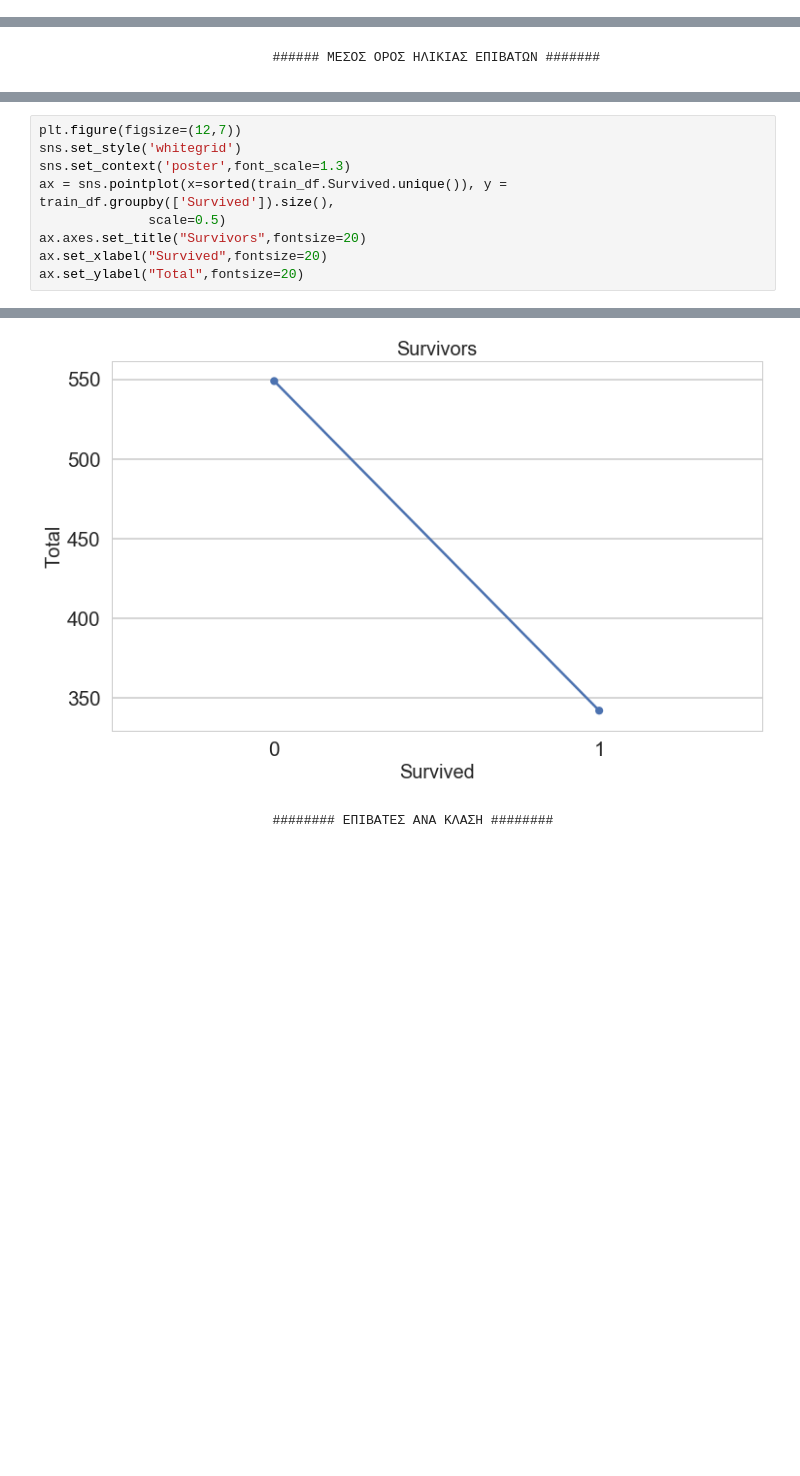
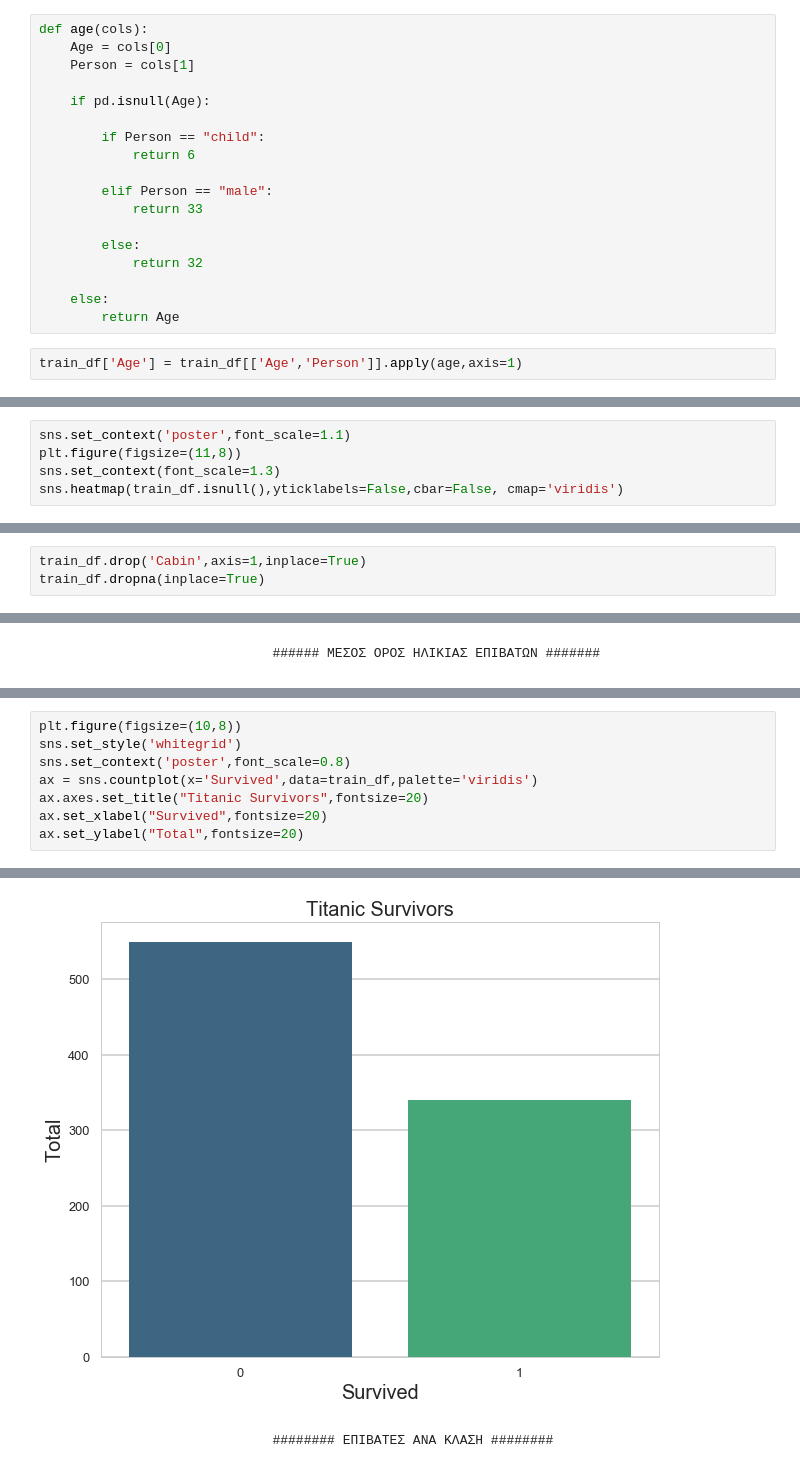
Before and after one commit to stefanosarta/titanic, a Jupyter notebook: titanic.ipynb, the cells around one changed output, grey strips where cells are left out. Drawn from its saved outputs; the diff is of its cells as text; blank space fills up the shorter version.

```diff
--- a/titanic.ipynb
+++ b/titanic.ipynb
@@ -78,0 +134,20 @@ train_df.head(3)
+# %%
+def age(cols):
+    Age = cols[0]
+    Person = cols[1]
+
+    if pd.isnull(Age):
+
+        if Person == "child":
+            return 6
+
+        elif Person == "male":
+            return 33
+
+        else:
+            return 32
+
+    else:
+        return Age
+# %%
+train_df['Age'] = train_df[['Age','Person']].apply(age,axis=1)
@@ -78,0 +156,5 @@ train_df.head(3)
+# %%
+sns.set_context('poster',font_scale=1.1)
+plt.figure(figsize=(11,8))
+sns.set_context(font_scale=1.3)
+sns.heatmap(train_df.isnull(),yticklabels=False,cbar=False, cmap='viridis')
@@ -78,0 +166,3 @@ train_df.head(3)
+# %%
+train_df.drop('Cabin',axis=1,inplace=True)
+train_df.dropna(inplace=True)
@@ -103,15 +233,14 @@ dtype: int64
 # %%
-plt.figure(figsize=(12,7))
+plt.figure(figsize=(10,8))
 sns.set_style('whitegrid')
-sns.set_context('poster',font_scale=1.3)
-ax = sns.pointplot(x=sorted(train_df.Survived.unique()), y = train_df.groupby(['Survived']).size(),
-              scale=0.5)
-ax.axes.set_title("Survivors",fontsize=20)
+sns.set_context('poster',font_scale=0.8)
+ax = sns.countplot(x='Survived',data=train_df,palette='viridis')
+ax.axes.set_title("Titanic Survivors",fontsize=20)
 ax.set_xlabel("Survived",fontsize=20)
 ax.set_ylabel("Total",fontsize=20)
 # %% [output]
 <matplotlib.text.Text at 0x...>
-[figure, old version]
+[figure, new version]
 # %% [markdown]
                                 ######## ΕΠΙΒΑΤΕΣ ΑΝΑ ΚΛΑΣΗ ########
 # %%
```
Also changed, not shown: parts of 50 cells of this notebook.
